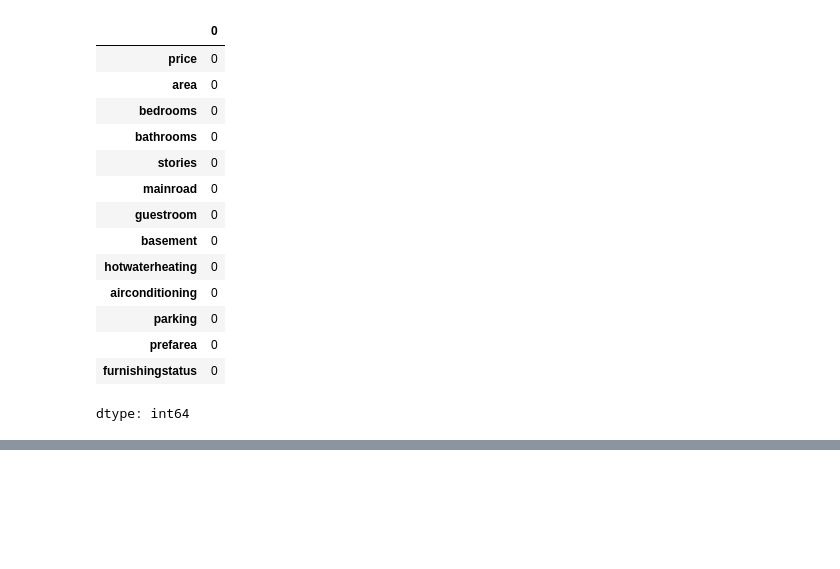
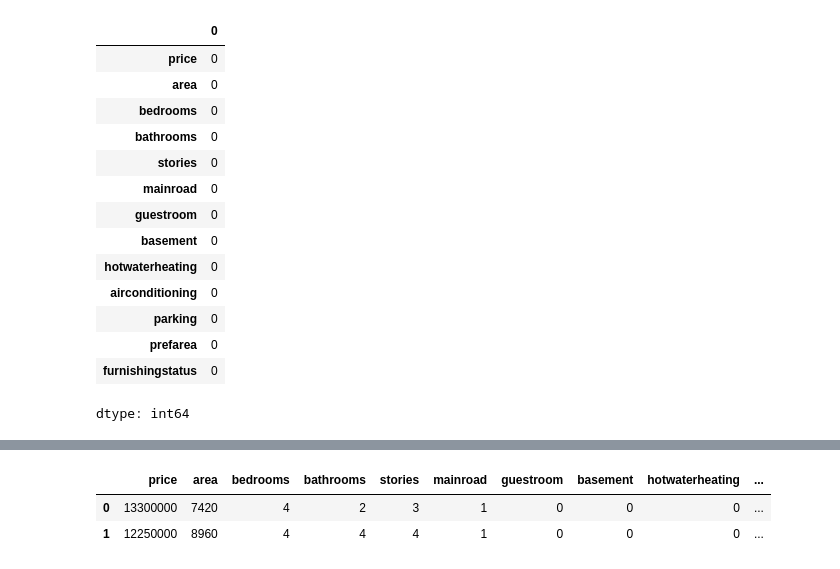
Before and after one commit to silentfortin/ai-portfolio, a Jupyter notebook: 03-ml-housing-prediction/RealEstateAI_PricePrediction.ipynb, the cells around one changed output, grey strips where cells are left out. Cells and saved outputs as stored; diff of their text form; code cells hidden in the pictures; blank space fills up the shorter version.

```diff
--- a/03-ml-housing-prediction/RealEstateAI_PricePrediction.ipynb
+++ b/03-ml-housing-prediction/RealEstateAI_PricePrediction.ipynb
@@ -94,0 +165,13 @@ dtype: int64
+# %%
+ordinal_map = {
+    'unfurnished': 0,
+    'semi-furnished': 1,
+    'furnished': 2
+}
+df['furnishingstatus'] = df['furnishingstatus'].map(ordinal_map)
+
+df.head(2)
+# %% [output]
+|  | price | area | bedrooms | bathrooms | stories | mainroad | guestroom | basement | hotwaterheating | ... |
+| 0 | 13300000 | 7420 | 4 | 2 | 3 | 1 | 0 | 0 | 0 | ... |
+| 1 | 12250000 | 8960 | 4 | 4 | 4 | 1 | 0 | 0 | 0 | ... |
```
Also changed, not shown: parts of 12 cells of this notebook.
